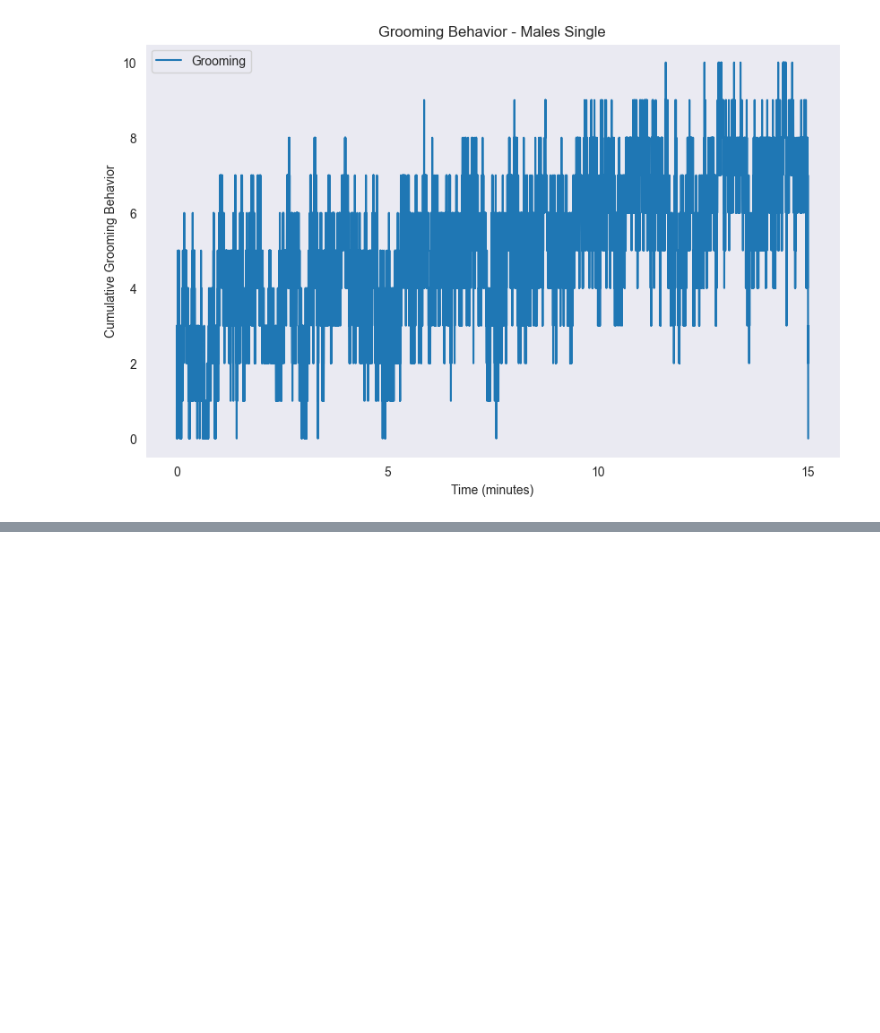
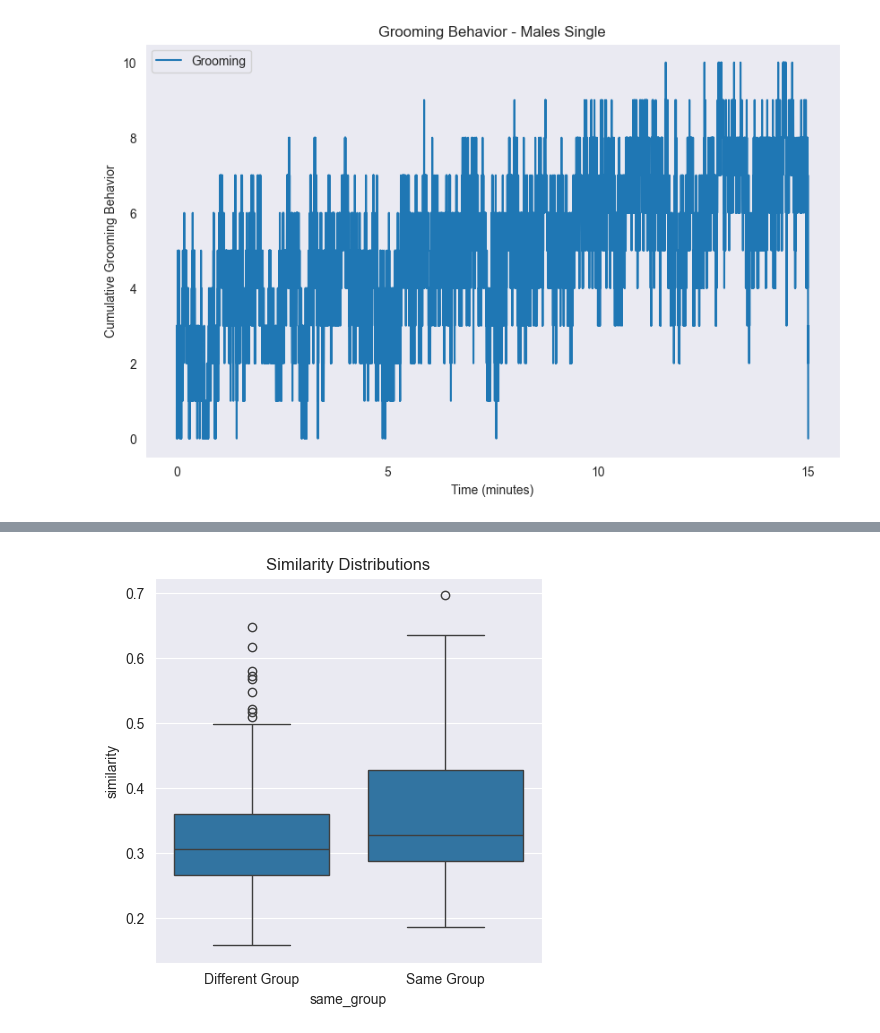
Before and after one commit to disruptwood/Time-Series-Distance-Representative-Fly, a Jupyter notebook: DataAnalysis.ipynb, the cells around one changed output, grey strips where cells are left out. Drawn from its saved outputs; the diff is of its cells as text; code cells hidden in the pictures; blank space fills up the shorter version.

```diff
--- a/DataAnalysis.ipynb
+++ b/DataAnalysis.ipynb
@@ -257,0 +635,85 @@ plt.show()
+# %%
+import random
+import numpy as np
+import pandas as pd
+import matplotlib.pyplot as plt
+import seaborn as sns
+from sklearn.linear_model import LogisticRegression
+
+all_experiments = [
+    dfs_females_grouped,
+    dfs_females_singles,
+    dfs_males_grouped,
+    dfs_males_single
+]
+
+# Find the global minimum behavior dimension across all flies
+all_arrays_flat = [df.to_numpy() for group_data in all_experiments for df in group_data if not df.empty]
+global_min_behaviors = min(arr.shape[1] for arr in all_arrays_flat) if all_arrays_flat else 0
+
+# Convert DataFrames to numpy arrays while ensuring equal shape along behavior axis
+all_exps_arrays = []
+for group_data in all_experiments:
+    arrays_for_this_group = [df.to_numpy()[:, :global_min_behaviors] for df in group_data if not df.empty]
+    all_exps_arrays.append(arrays_for_this_group)
+
+def compute_simple_similarity(flyA, flyB):
+    """
+    Compute correlation as a simple similarity measure.
+    Ensure both flies have the same flattened size by trimming to the shortest time series.
+    """
+    # Ensure the time (T) dimension matches
+    min_time = min(flyA.shape[0], flyB.shape[0])
+    flyA, flyB = flyA[:min_time], flyB[:min_time]  # Trim to shortest time
+
+    vecA = flyA.flatten()
+    vecB = flyB.flatten()
+
+    if np.std(vecA) == 0 or np.std(vecB) == 0:
+        return 0  # Avoid NaN issues
+
+    return np.corrcoef(vecA, vecB)[0, 1]
+
+
+### Compute Similarities
+random.seed(42)
+n_pairs = 200  # Number of random pairs to sample
+similarities = []
+labels = []  # 1 for same group, 0 for different
+
+num_groups = len(all_exps_arrays)
+
+# Intra-group similarity (flies from the same condition)
+for _ in range(n_pairs):
+    g = random.randint(0, num_groups - 1)
+    if len(all_exps_arrays[g]) < 2:
+        continue
+    flyA, flyB = random.sample(all_exps_arrays[g], 2)
+    sim = compute_simple_similarity(flyA, flyB)
+    similarities.append(sim)
+    labels.append(1)  # Same group
+
+# Inter-group similarity (flies from different conditions)
+for _ in range(n_pairs):
+    gA, gB = random.sample(range(num_groups), 2)
+    if not all_exps_arrays[gA] or not all_exps_arrays[gB]:
+        continue
+    flyA = random.choice(all_exps_arrays[gA])
+    flyB = random.choice(all_exps_arrays[gB])
+    sim = compute_simple_similarity(flyA, flyB)
+    similarities.append(sim)
+    labels.append(0)  # Different group
+
+### Visualization
+df = pd.DataFrame({
+    'similarity': similarities,
+    'same_group': labels
+})
+
+plt.figure(figsize=(5, 5))
+sns.boxplot(data=df, x='same_group', y='similarity')
+plt.xticks([0, 1], ['Different Group', 'Same Group'])
+plt.title('Similarity Distributions')
+plt.show()
+# %% [output]
+[figure, added]
```
Also changed, not shown: parts of 20 cells of this notebook.
